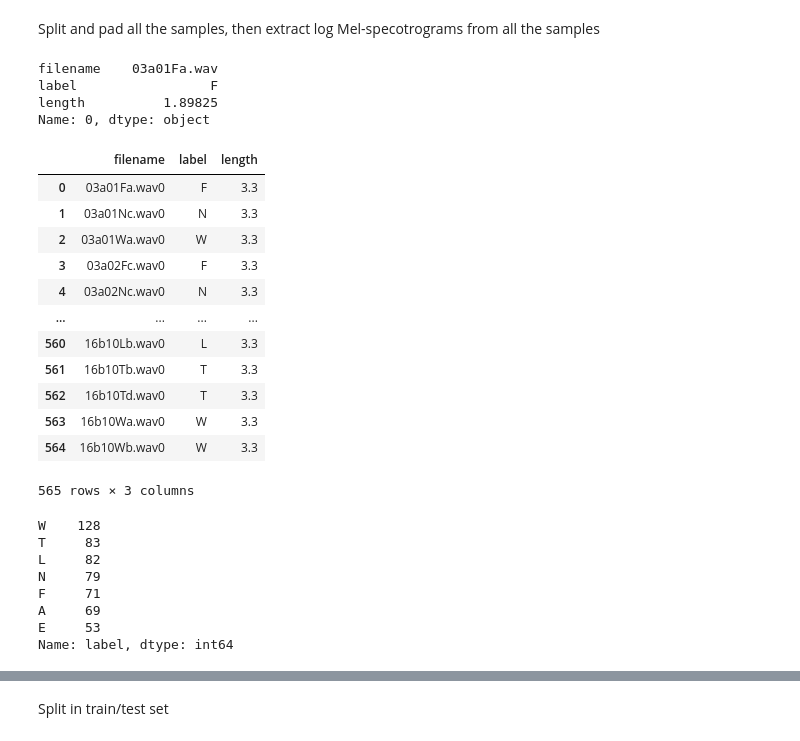
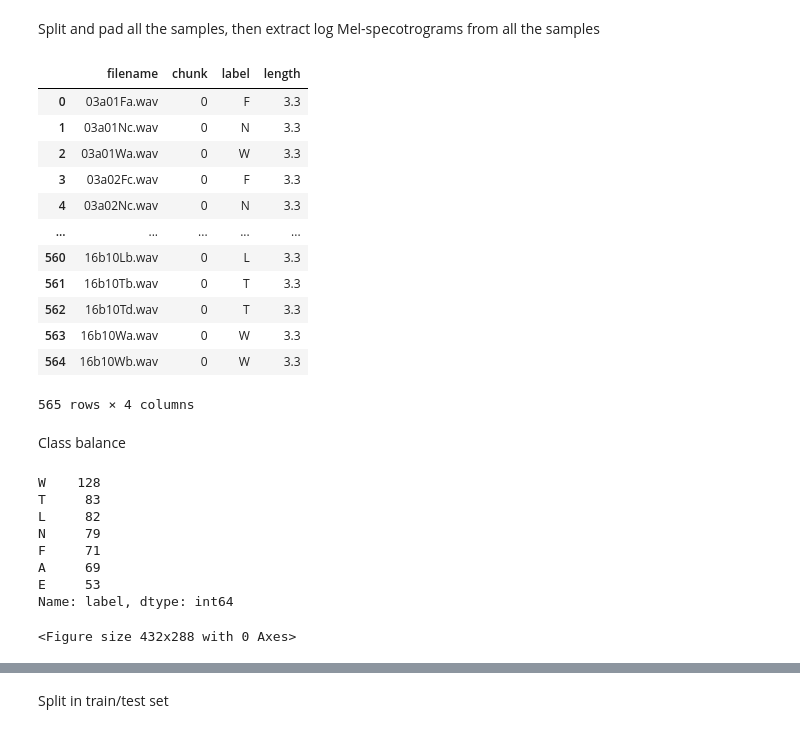
Before and after one commit to LIMUNIMI/thesis_adversarial_ml_audio, a Jupyter notebook: preprocessing.ipynb, the cells around one changed output, grey strips where cells are left out. Saved outputs shown, nothing was run; the diff lists cells and outputs as text; code cells hidden in the pictures.

Commit message:
improved preprocessing phase with also logmelspectrograms images

```diff
--- a/preprocessing.ipynb
+++ b/preprocessing.ipynb
@@ -139,51 +150,46 @@ splitted
 # Dataset processing
 # %% [markdown]
 Split and pad all the samples, then extract log Mel-specotrograms from all the samples
-# %%
-df_info.iloc[0]
-# %% [output]
-filename    03a01Fa.wav
-label                 F
-length          1.89825
-Name: 0, dtype: object
 # %%
 mod_samples = []
 sgram_list = []
 mod_data = []
 for count, samples in enumerate(samples_list):
     metadata = df_info.iloc[count]
 
     # split larger segmtents
     samples = [samples]
     if metadata["length"] >= buffer_length/sample_rate:
         samples = split_sample(samples[0], int(buffer_length), int(1.22*sample_rate))
 
     # pad segments
     for num, s in enumerate(samples):
         padded = librosa.util.pad_center(s, size=buffer_length)
         mod_samples.append(padded)
-        mod_data.append([metadata["filename"]+str(num), metadata["label"], len(padded)/sample_rate])
+        mod_data.append([metadata["filename"], str(num), metadata["label"], len(padded)/sample_rate])
 
         # compute log mel-spectrograms
         mel_scale_sgram = librosa.feature.melspectrogram(y=padded, sr=sample_rate, n_fft=2048, hop_length=512, n_mels=128)
         log_mel_sgram = librosa.amplitude_to_db(mel_scale_sgram, ref=np.min)
         sgram_list.append(log_mel_sgram)
-df_info_mod = pd.DataFrame(mod_data, columns=['filename', 'label', 'length'])
+df_info_mod = pd.DataFrame(mod_data, columns=['filename', 'chunk', 'label', 'length'])
 df_info_mod
 # %% [output]
-|  | filename | label | length |
-| 0 | 03a01Fa.wav0 | F | 3.3 |
-| 1 | 03a01Nc.wav0 | N | 3.3 |
-| 2 | 03a01Wa.wav0 | W | 3.3 |
-| 3 | 03a02Fc.wav0 | F | 3.3 |
-| 4 | 03a02Nc.wav0 | N | 3.3 |
-| ... | ... | ... | ... |
-| 560 | 16b10Lb.wav0 | L | 3.3 |
-| 561 | 16b10Tb.wav0 | T | 3.3 |
-| 562 | 16b10Td.wav0 | T | 3.3 |
-| 563 | 16b10Wa.wav0 | W | 3.3 |
-| 564 | 16b10Wb.wav0 | W | 3.3 |
+|  | filename | chunk | label | length |
+| 0 | 03a01Fa.wav | 0 | F | 3.3 |
+| 1 | 03a01Nc.wav | 0 | N | 3.3 |
+| 2 | 03a01Wa.wav | 0 | W | 3.3 |
+| 3 | 03a02Fc.wav | 0 | F | 3.3 |
+| 4 | 03a02Nc.wav | 0 | N | 3.3 |
+| ... | ... | ... | ... | ... |
+| 560 | 16b10Lb.wav | 0 | L | 3.3 |
+| 561 | 16b10Tb.wav | 0 | T | 3.3 |
+| 562 | 16b10Td.wav | 0 | T | 3.3 |
+| 563 | 16b10Wa.wav | 0 | W | 3.3 |
+| 564 | 16b10Wb.wav | 0 | W | 3.3 |
-565 rows × 3 columns
+565 rows × 4 columns
+# %% [markdown]
+Class balance
 # %%
 df_info_mod.label.value_counts()
 # %% [output]
@@ -195,3 +201,18 @@ F     71
 A     69
 E     53
 Name: label, dtype: int64
+# %%
+image_metadata = []
+for count, sample in enumerate(sgram_list):
+    # label and filename
+    label = df_info_mod.iloc[count]["label"]
+    chunk = df_info_mod.iloc[count]["chunk"]
+    file = df_info_mod.iloc[count]["filename"]
+    filename = f'processed_data/images/{file}_{chunk}.png'
+    # save image to local drive
+    img = librosa.display.specshow(sample, sr=sr, n_fft=2048, hop_length=512)
+    plt.savefig(filename)
+    plt.clf()
+    image_metadata.append([filename, label])
+# %% [output]
+<Figure size 432x288 with 0 Axes>
```
Also changed, not shown: parts of 12 cells of this notebook.
